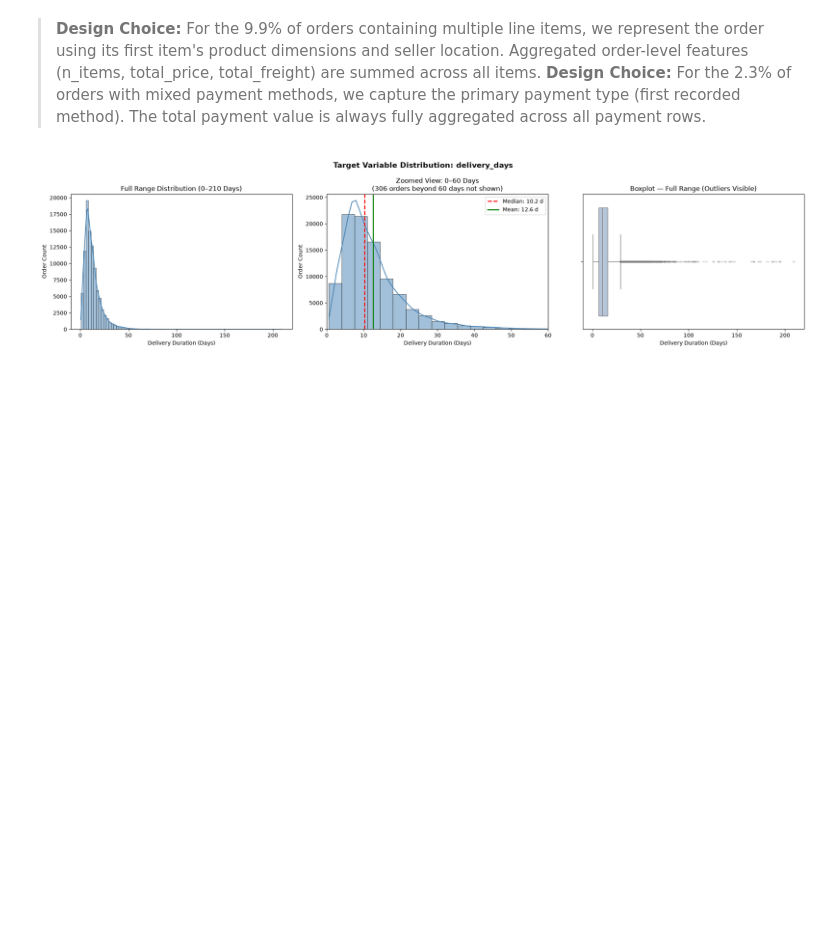
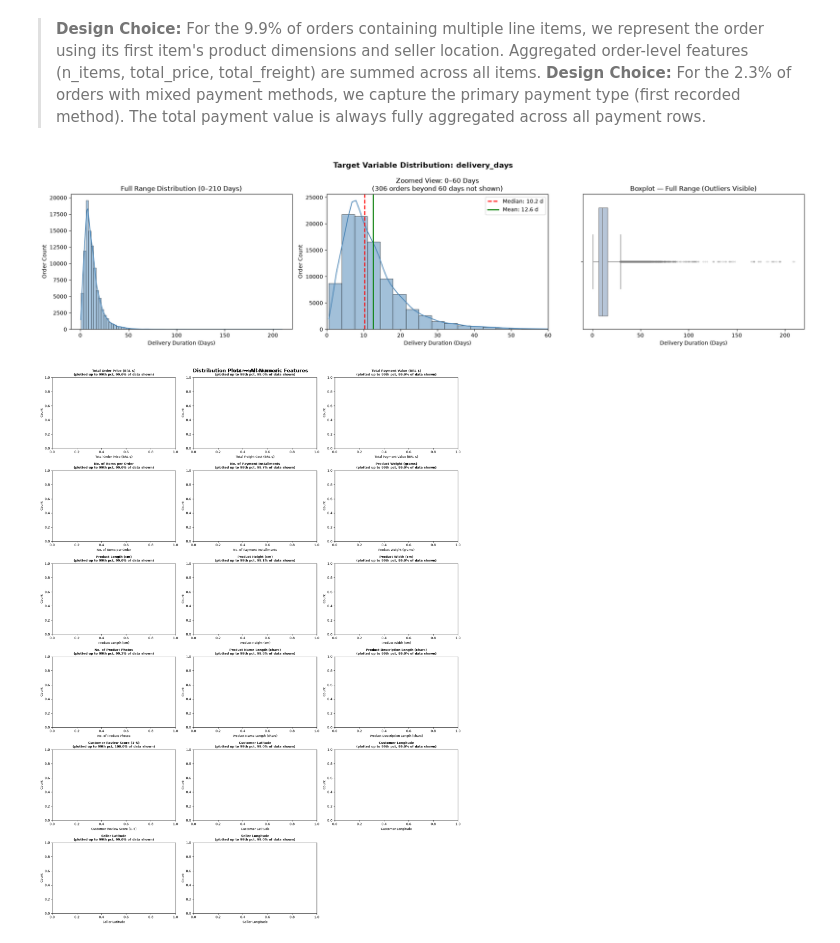
Before and after one commit to hemnath-28/ML-Evaulation-, a Jupyter notebook: regression.ipynb, the cells around one changed output. Saved outputs shown, nothing was run; the diff lists cells and outputs as text; code cells hidden in the pictures; blank space fills up the shorter version.

Commit message:
feat: add comprehensive exploratory data analysis visualizations

```diff
--- a/regression.ipynb
+++ b/regression.ipynb
@@ -303,3 +303,52 @@ plt.tight_layout()
 plt.show()
 # %% [output]
 [figure]
+# %%
+# ============================================================
+# CELL 6: A2 — Distribution Plots for All Numeric Features
+# ============================================================
+numeric_features = {
+    'total_price':              'Total Order Price (BRL $)',
+    'total_freight':            'Total Freight Cost (BRL $)',
+    'total_payment':            'Total Payment Value (BRL $)',
+    'n_items':                  'No. of Items per Order',
+    'n_installments':           'No. of Payment Installments',
+    'product_weight_g':         'Product Weight (grams)',
+    'product_length_cm':        'Product Length (cm)',
+    'product_height_cm':        'Product Height (cm)',
+    'product_width_cm':         'Product Width (cm)',
+    'product_photos_qty':       'No. of Product Photos',
+    'product_name_lenght':      'Product Name Length (chars)',
+    'product_description_lenght':'Product Description Length (chars)',
+    'review_score':             'Customer Review Score (1–5)',
+    'customer_lat':             'Customer Latitude',
+    'customer_lng':             'Customer Longitude',
+    'seller_lat':               'Seller Latitude',
+    'seller_lng':               'Seller Longitude',
+}
+
+n_cols = 3
+n_rows = (len(numeric_features) + n_cols - 1) // n_cols
+
+fig, axes = plt.subplots(n_rows, n_cols, figsize=(18, n_rows * 4))
+fig.suptitle("Distribution Plots — All Numeric Features", fontsize=15, fontweight='bold')
+axes = axes.flatten()
+
+for i, (col, label) in enumerate(numeric_features.items()):
+    data = regression_df[col].dropna()
+    upper = data.quantile(0.99)
+    # ✅ Fixed — add note to each subplot title
+    pct_shown = (data <= upper).mean() * 100
+    axes[i].set_title(f"{label}\n(plotted up to 99th pct, {pct_shown:.1f}% of data shown)",
+                    fontsize=9, fontweight='bold')
+    axes[i].set_xlabel(label, fontsize=9)
+    axes[i].set_ylabel("Count", fontsize=9)
+
+# Hide any unused subplots
+for j in range(i + 1, len(axes)):
+    axes[j].set_visible(False)
+
+plt.tight_layout()
+plt.show()
+# %% [output]
+[figure, added]
```
Also changed, not shown: parts of 3 cells of this notebook.
